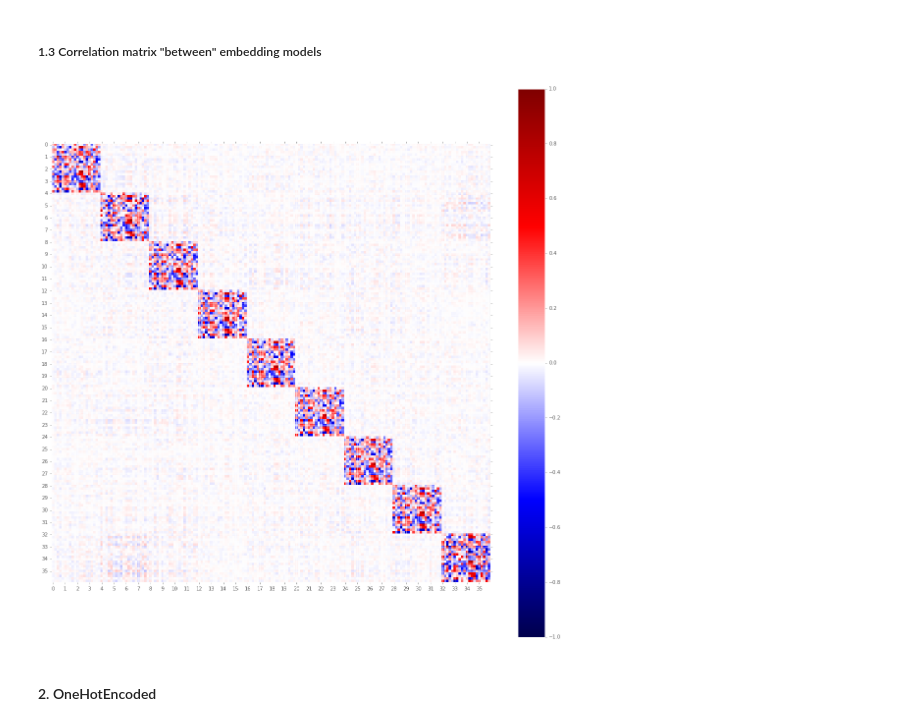
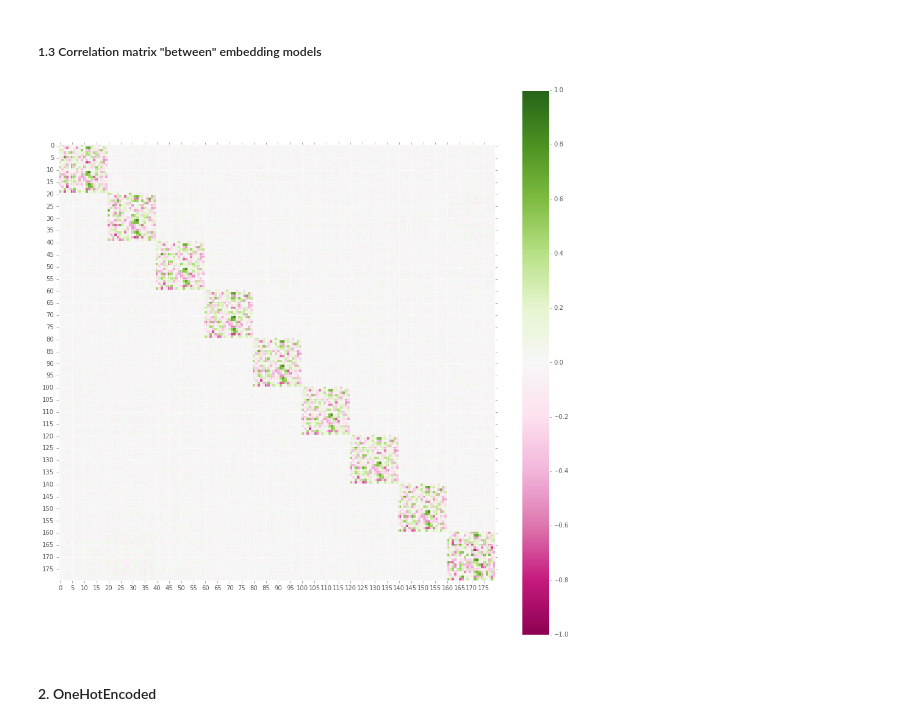
Before and after one commit to rudolphyo/MHystic, a Jupyter notebook: xgb.ipynb, the cells around one changed output. Drawn from its saved outputs; the diff is of its cells as text; code cells hidden in the pictures.

```diff
--- a/xgb.ipynb
+++ b/xgb.ipynb
@@ -297,13 +297,13 @@ seq2vec9mers_peptides.tail()
 embedding_columns = seq2vec9mers_peptides.columns
 correlation_matrix = seq2vec9mers_peptides.apply(lambda embedding_columns: seq2vec9mers_proteins.corrwith(embedding_columns))
 # %%
-plt.figure(figsize = (20, 20))
-plt.imshow(correlation_matrix, cmap='seismic', interpolation='none', vmin=-1, vmax=1, )
+plt.figure(figsize = (16, 16))
+plt.imshow(correlation_matrix, cmap='PiYG', interpolation='nearest', vmin=-1, vmax=1, )
 plt.colorbar()
-x_ = plt.xticks(np.arange(0, 180, 5),correlation_matrix.columns)
-y_ = plt.yticks(np.arange(0, 180, 5),correlation_matrix.columns)
+x_ = plt.xticks(np.arange(0, 180, 5), correlation_matrix.columns[::5])
+y_ = plt.yticks(np.arange(0, 180, 5), correlation_matrix.columns[::5])
 # %% [output]
-[figure, old version]
+[figure, new version]
 # %% [markdown]
 #### 2. OneHotEncoded
 # %%
```
Also changed, not shown: parts of 16 cells of this notebook.
